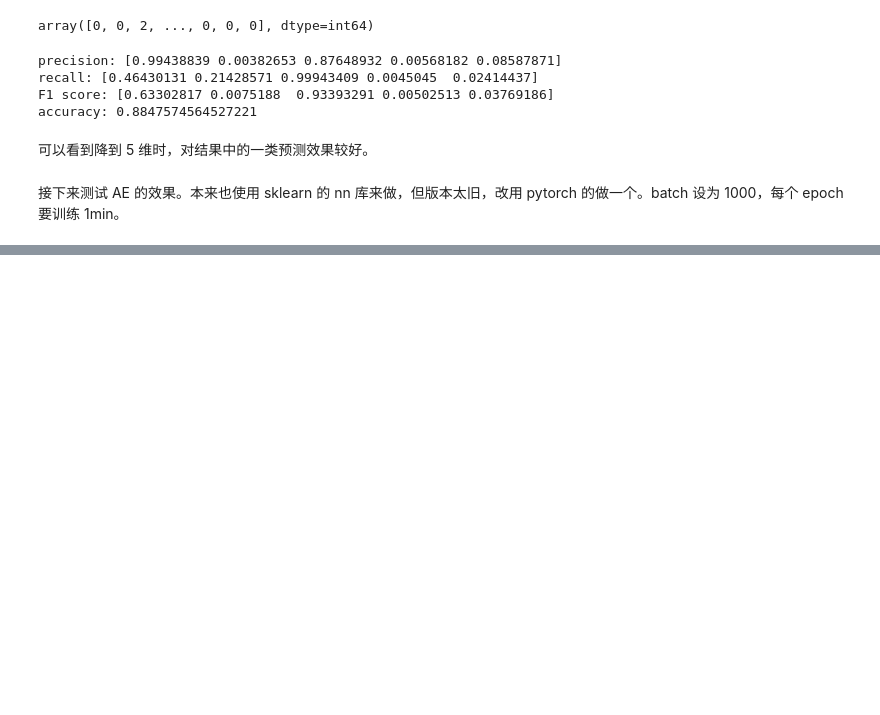
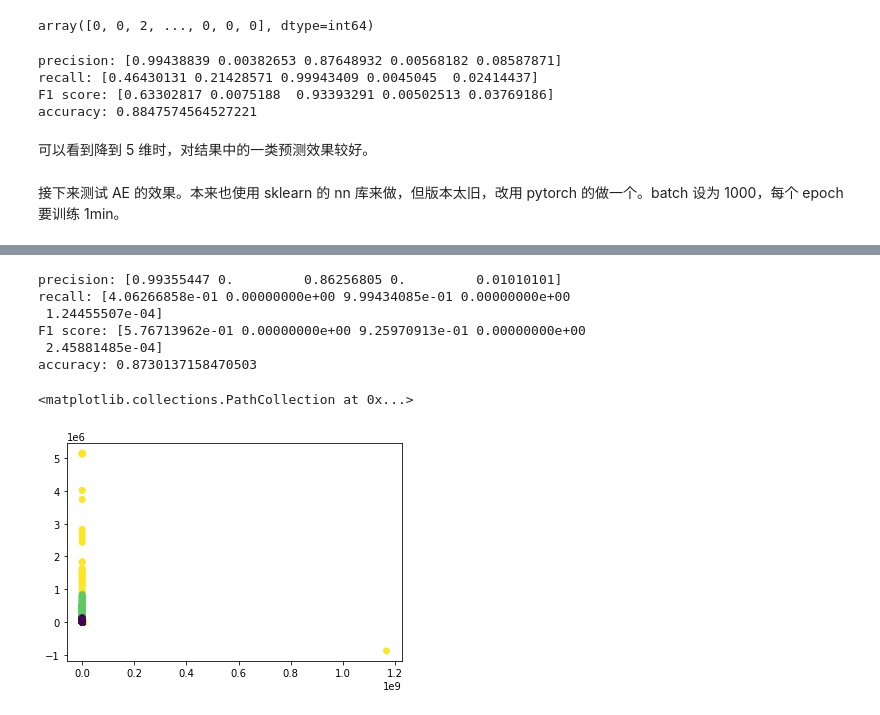
Before and after one commit to fabfish/2022-applied-mathmetics-homework, a Jupyter notebook: hw2/lowrank.ipynb, the cells around one changed output, grey strips where cells are left out. Cells and saved outputs as stored; diff of their text form; code cells hidden in the pictures; blank space fills up the shorter version.

```diff
--- a/hw2/lowrank.ipynb
+++ b/hw2/lowrank.ipynb
@@ -261,0 +252,47 @@ array([2, 2, 0, ..., 2, 2, 0], dtype=int64)
+# %%
+rank = 2
+pca = IncrementalPCA(n_components=rank,)
+train_features = pca.fit_transform(train_features_raw)
+test_features = pca.transform(test_features_raw)
+# train_features
+model = GaussianNB()
+model.fit(train_features, train_labels)
+
+y_pred = model.predict(test_features)
+# y_pred
+precision, recall, F1_score, _ = precision_recall_fscore_support(test_labels, y_pred, average=None, zero_division=0)
+acc = accuracy_score(test_labels, y_pred)
+print("precision: {} \nrecall: {} \nF1 score: {} \naccuracy: {}".format(precision, recall, F1_score, acc))
+
+pca_2_x = test_features
+pca_2_y_pred = y_pred
+pca_2_y = test_labels
+# %% [output]
+precision: [0.99355447 0.         0.86256805 0.         0.01010101]
+recall: [4.06266858e-01 0.00000000e+00 9.99434085e-01 0.00000000e+00
+ 1.24455507e-04]
+F1 score: [5.76713962e-01 0.00000000e+00 9.25970913e-01 0.00000000e+00
+ 2.45881485e-04]
+accuracy: 0.8730137158470503
+# %%
+import matplotlib.pyplot as plt
+
+# plt.plot(pca_2_x)
+
+# pca_2_y[pca_2_y ==1]
+# for i in pca_2_y:
+#     if pca_2_y_pred[i]:
+#         plt.scatter(pca_2_x[i,0],pca_2_x[i,1], color='b')
+#     else:
+#         plt.scatter(pca_2_x[i,0],pca_2_x[i,1], color='r')
+
+# np.concatenate((pca_2_x,pca_2_y_pred),axis=1)
+
+# pca_2_y_pred.shape
+
+pca_i = np.column_stack((pca_2_x,pca_2_y_pred))
+
+plt.scatter(pca_i[:,0],pca_i[:,1], c=pca_i[:,2])
+# %% [output]
+<matplotlib.collections.PathCollection at 0x...>
+[figure, added]
```
Also changed, not shown: parts of 7 cells of this notebook, 5 other files.
